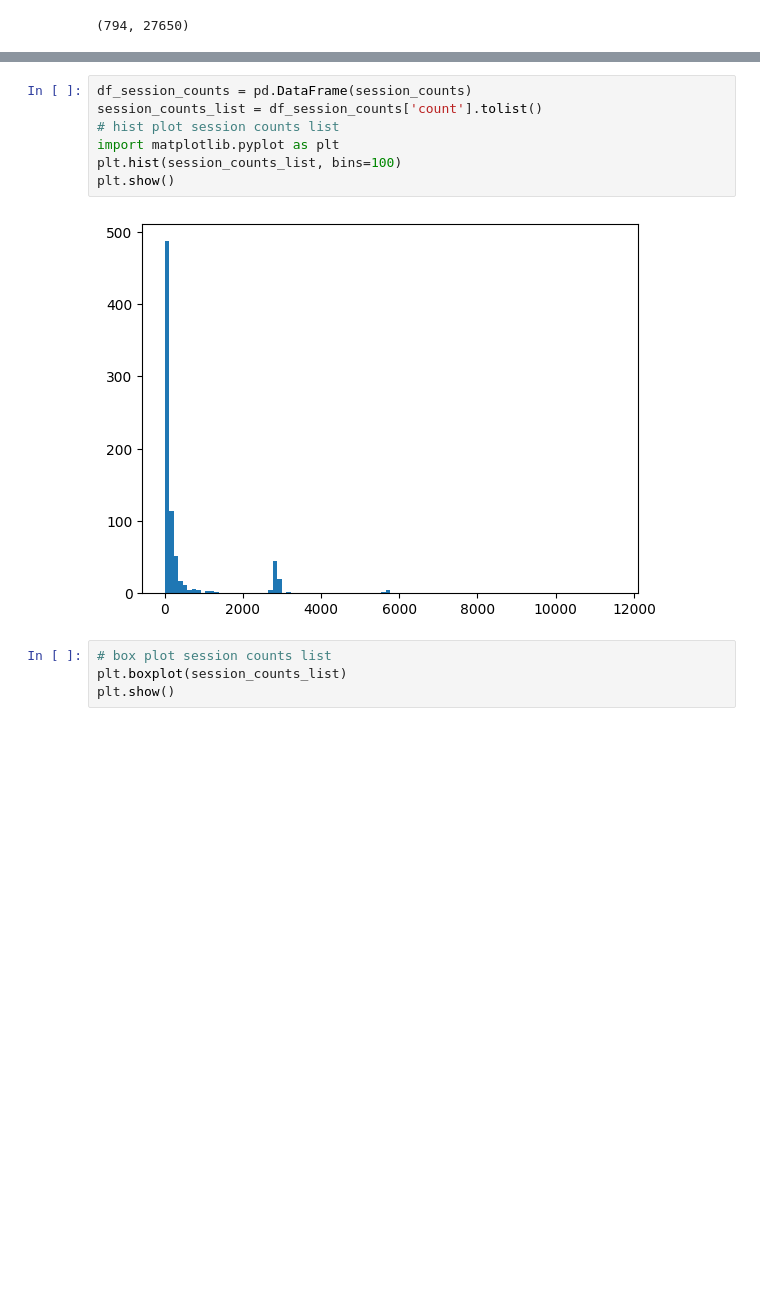
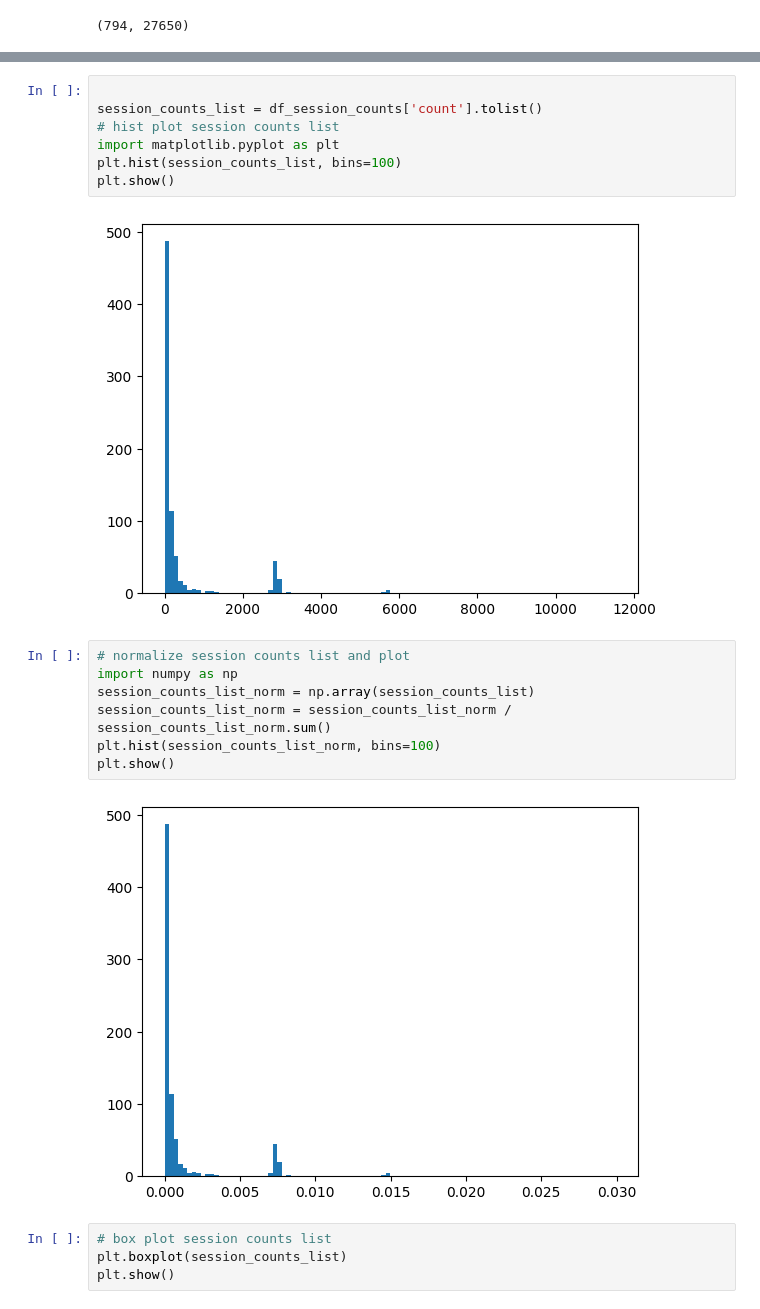
Before and after one commit to wz7475/streaming-service-sales, a Jupyter notebook: data_v2_analysis/artists_plays.ipynb, the cells around one changed output, grey strips where cells are left out. Cells and saved outputs as stored; diff of their text form; blank space fills up the shorter version.

```diff
--- a/data_v2_analysis/artists_plays.ipynb
+++ b/data_v2_analysis/artists_plays.ipynb
@@ -75,5 +84,5 @@ Name: count, dtype: int64
 # %%
-df_session_counts = pd.DataFrame(session_counts)
+
 session_counts_list = df_session_counts['count'].tolist()
 # hist plot session counts list
 import matplotlib.pyplot as plt
@@ -81,6 +90,15 @@ plt.hist(session_counts_list, bins=100)
 plt.show()
 # %% [output]
 [figure]
+# %%
+# normalize session counts list and plot
+import numpy as np
+session_counts_list_norm = np.array(session_counts_list)
+session_counts_list_norm = session_counts_list_norm / session_counts_list_norm.sum()
+plt.hist(session_counts_list_norm, bins=100)
+plt.show()
+# %% [output]
+[figure, added]
 # %%
 # box plot session counts list
 plt.boxplot(session_counts_list)
```
Also changed, not shown: parts of 3 cells of this notebook.
